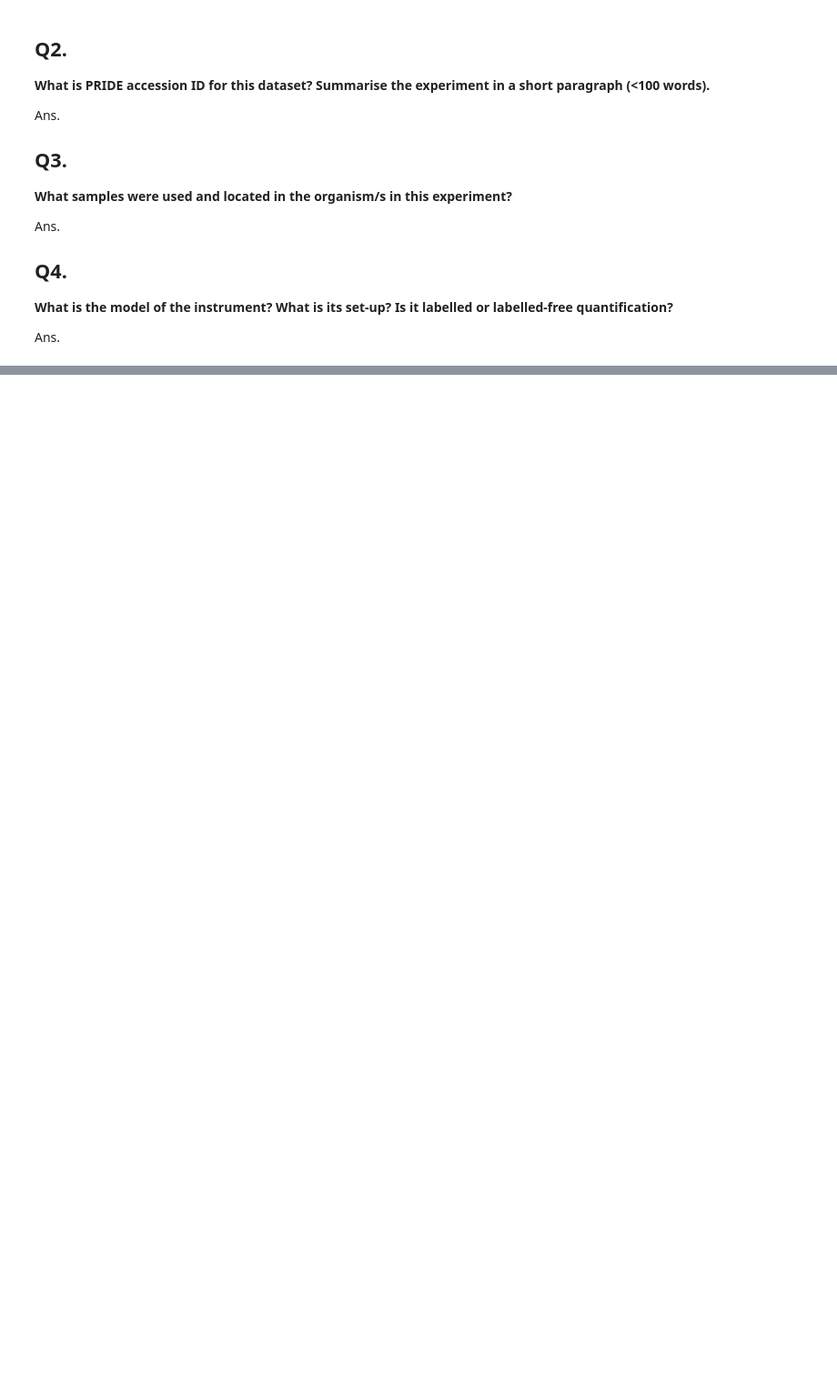
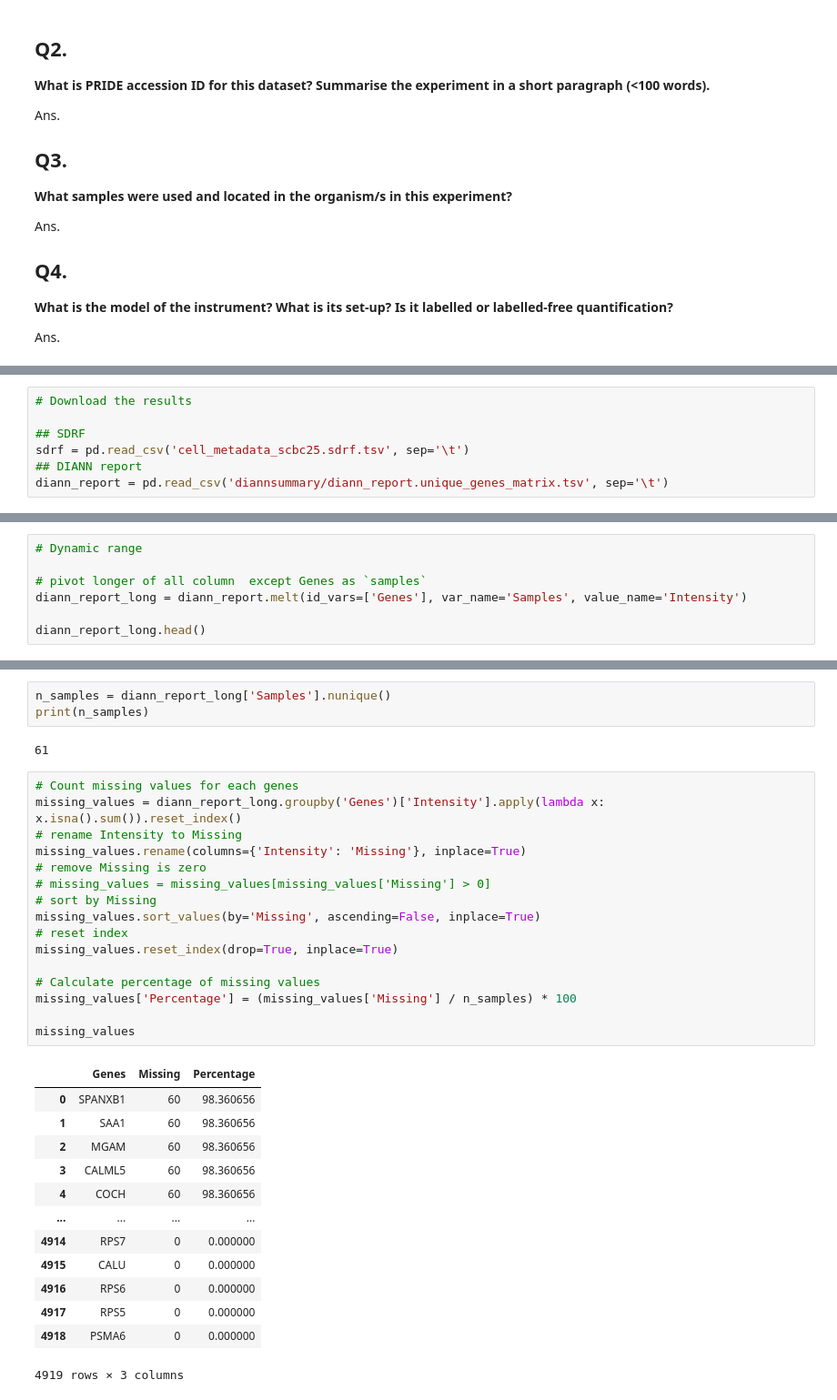
Before and after one commit to thanadol-git/BC_25, a Jupyter notebook: quantms.ipynb, the cells around one changed output, grey strips where cells are left out. Shown at 91% size. Cells and saved outputs as stored; diff of their text form; blank space fills up the shorter version.

```diff
--- a/quantms.ipynb
+++ b/quantms.ipynb
@@ -45,0 +55,7 @@ Ans.
+# %%
+# Download the results
+
+## SDRF
+sdrf = pd.read_csv('cell_metadata_scbc25.sdrf.tsv', sep='\t')
+## DIANN report
+diann_report = pd.read_csv('diannsummary/diann_report.unique_genes_matrix.tsv', sep='\t')
@@ -45,0 +65,7 @@ Ans.
+# %%
+# Dynamic range
+
+# pivot longer of all column  except Genes as `samples`
+diann_report_long = diann_report.melt(id_vars=['Genes'], var_name='Samples', value_name='Intensity')
+
+diann_report_long.head()
@@ -45,0 +79,35 @@ Ans.
+# %%
+n_samples = diann_report_long['Samples'].nunique()
+print(n_samples)
+# %% [output]
+61
+# %%
+# Count missing values for each genes
+missing_values = diann_report_long.groupby('Genes')['Intensity'].apply(lambda x: x.isna().sum()).reset_index()
+# rename Intensity to Missing
+missing_values.rename(columns={'Intensity': 'Missing'}, inplace=True)
+# remove Missing is zero
+# missing_values = missing_values[missing_values['Missing'] > 0]
+# sort by Missing
+missing_values.sort_values(by='Missing', ascending=False, inplace=True)
+# reset index
+missing_values.reset_index(drop=True, inplace=True)
+
+# Calculate percentage of missing values
+missing_values['Percentage'] = (missing_values['Missing'] / n_samples) * 100
+
+missing_values
+# %% [output]
+|  | Genes | Missing | Percentage |
+| 0 | SPANXB1 | 60 | 98.360656 |
+| 1 | SAA1 | 60 | 98.360656 |
+| 2 | MGAM | 60 | 98.360656 |
+| 3 | CALML5 | 60 | 98.360656 |
+| 4 | COCH | 60 | 98.360656 |
+| ... | ... | ... | ... |
+| 4914 | RPS7 | 0 | 0.000000 |
+| 4915 | CALU | 0 | 0.000000 |
+| 4916 | RPS6 | 0 | 0.000000 |
+| 4917 | RPS5 | 0 | 0.000000 |
+| 4918 | PSMA6 | 0 | 0.000000 |
+4919 rows × 3 columns
```
Also changed, not shown: parts of 8 cells of this notebook.
